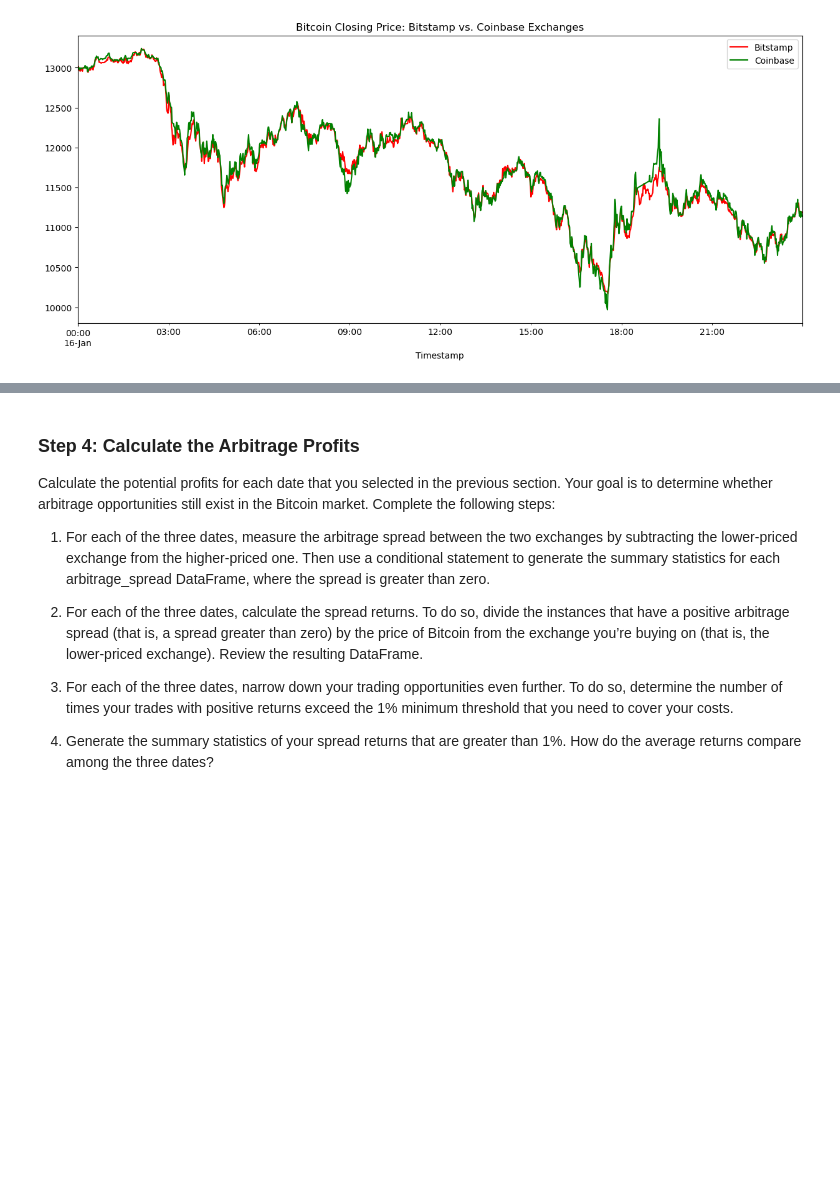
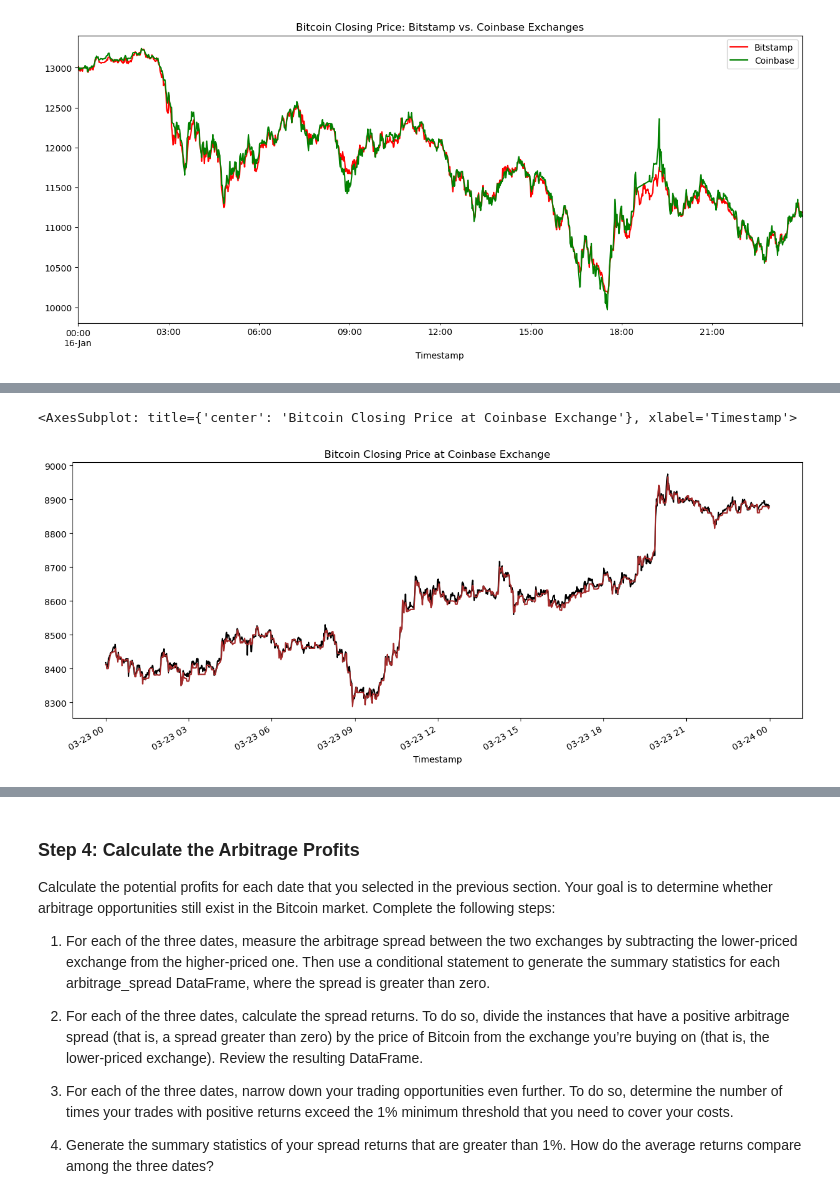
Before and after one commit to SkyRanger05/Module-Challenges, a Jupyter notebook: crypto_arbitrage.ipynb, the cells around one changed output, grey strips where cells are left out. Saved outputs shown, nothing was run; the diff lists cells and outputs as text; code cells hidden in the pictures; blank space fills up the shorter version.

```diff
--- a/crypto_arbitrage.ipynb
+++ b/crypto_arbitrage.ipynb
@@ -661,0 +690,8 @@ arbitrage_spread_middle = # YOUR CODE HERE
+# %%
+# Create an overlay plot that visualizes the two dataframes over a period of one day from late in the dataset.
+# Be sure that the plots include the parameters `legend`, `figsize`, `title`, `color` and `label`
+bitstamp_sliced.loc["2018-03-23"].plot(figsize=(15,6), title="Bitcoin Closing Price at Bitstamp Exchange", color="black")
+coinbase_sliced.loc["2018-03-23"].plot(figsize=(15,6), title="Bitcoin Closing Price at Coinbase Exchange", color="brown")
+# %% [output]
+<AxesSubplot: title={'center': 'Bitcoin Closing Price at Coinbase Exchange'}, xlabel='Timestamp'>
+[figure, added]
```
Also changed, not shown: parts of 16 cells of this notebook.
